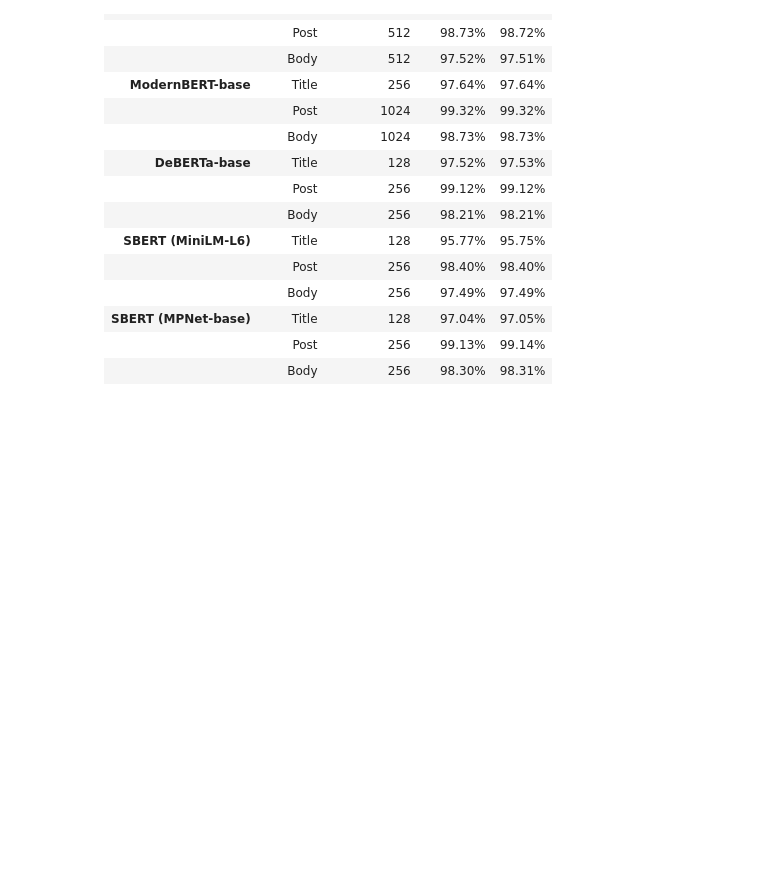
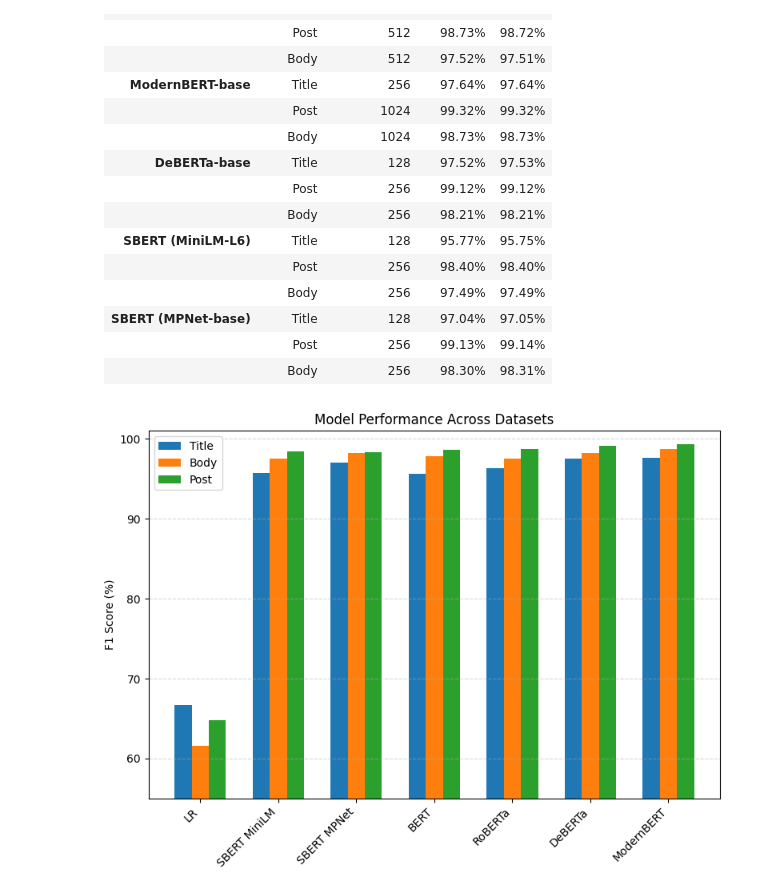
Before and after one commit to william-shu-ucb/266-FinalProject, a Jupyter notebook: notebooks/RoBERTa_base.ipynb, the cells around one changed output. Saved outputs shown, nothing was run; the diff lists cells and outputs as text; code cells hidden in the pictures; blank space fills up the shorter version.

Commit message:
Add visualization

```diff
--- a/notebooks/RoBERTa_base.ipynb
+++ b/notebooks/RoBERTa_base.ipynb
@@ -378,0 +417,29 @@ Finished: roberta-base-post-v1
+# %%
+import numpy as np
+import matplotlib.pyplot as plt
+
+results = results_ordered
+
+models = list(results.keys())
+datasets = ["title", "body", "post"]
+
+plt.figure(figsize=(8, 6))
+
+bar_width = 0.22
+x = np.arange(len(models))
+
+for i, dataset in enumerate(datasets):
+    f1s = [results[m][dataset] for m in models]
+    plt.bar(x + i * bar_width, f1s, width=bar_width, label=dataset.capitalize())
+
+plt.xticks(x + bar_width, models, rotation=45, ha='right')
+plt.ylabel("F1 Score (%)")
+plt.title("Model Performance Across Datasets")
+plt.ylim(55, 101)
+
+plt.grid(axis="y", linestyle="--", alpha=0.5)
+plt.legend()
+plt.tight_layout()
+plt.show()
+# %% [output]
+[figure, added]
```
Also changed, not shown: parts of 2 cells of this notebook.
